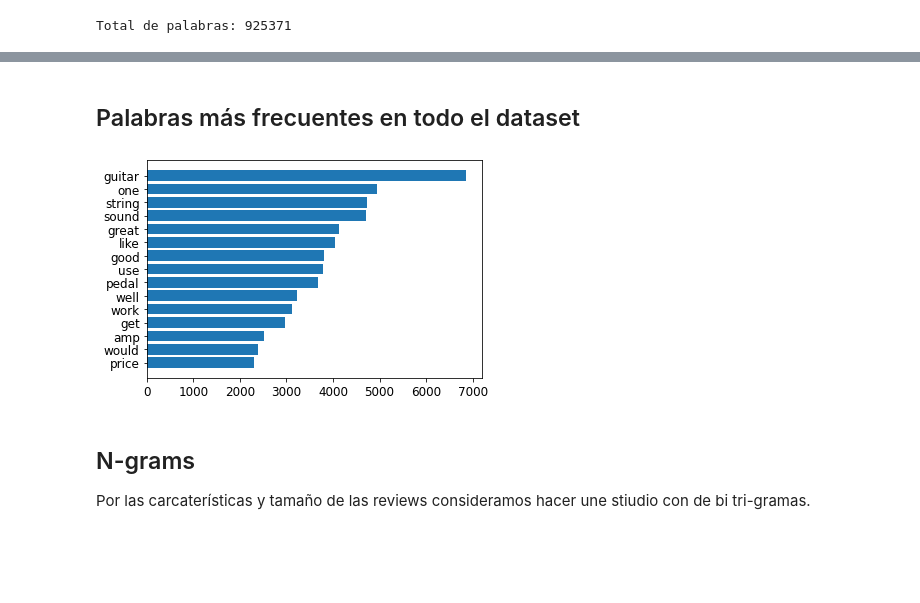
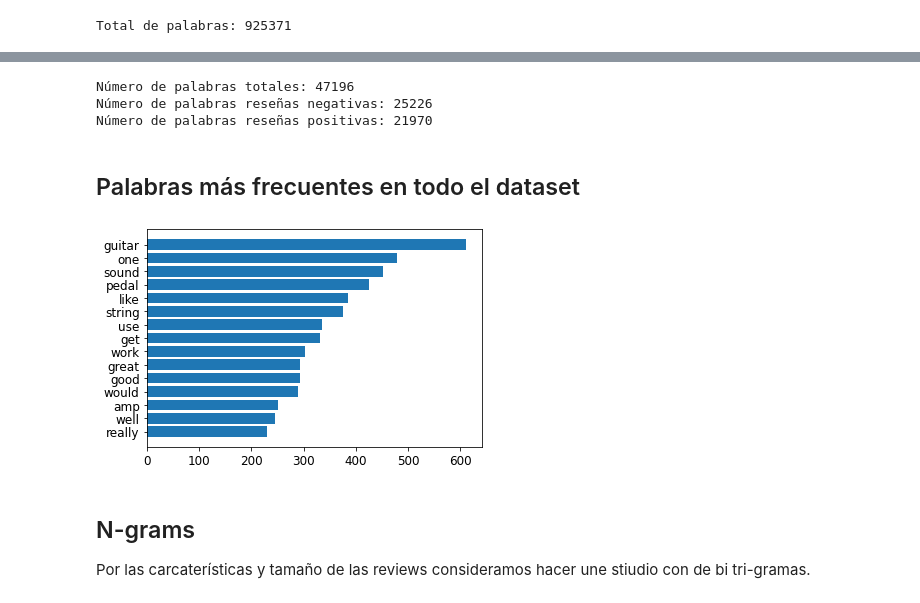
Before and after one commit to IrenaVent/11-NLP, a Jupyter notebook: 01-analisis-exploratiorio.ipynb, the cells around one changed output, grey strips where cells are left out. Cells and saved outputs as stored; diff of their text form; code cells hidden in the pictures; blank space fills up the shorter version.

```diff
--- a/01-analisis-exploratiorio.ipynb
+++ b/01-analisis-exploratiorio.ipynb
@@ -278 +280,24 @@ def data_lemmatizer(words):
+# %%
+def review_to_words(review):
+
+  # eliminamos las etiquetas HTML
+  text = BeautifulSoup(review, "html5lib").get_text()
+
+  # convertimos a minúscula y quitamos todo lo que no sea texto o números
+  text = re.sub(r"[^a-zA-Z0-9]", " ", text.lower())
+
+  # tokenizamos - dividimos por espacios
+  words = text.split()
+
+  # eliminamos stopwords
+  words = [w for w in words if w not in stopwords.words("english")]
+
+  # aplicamos stemming
+  #words = [PorterStemmer().stem(w) for w in words]
+
+  # prueba Lemmatizer
+  lemmatizer = WordNetLemmatizer()
+  words = [lemmatizer.lemmatize(w).strip() for w in words]
+
+  return words
 # %% [markdown]
@@ -333,2 +319,22 @@ plot_word_cloud(pos_reviews)
+# %%
+# reseñas all
+words_data = list(map(review_to_words, data_subset["reviewText"]))
+join_words_data = [word for innerList in words_data for word in innerList]
+
+# reseñas negativas
+neg_reviews = list(map(review_to_words, data_subset[data_subset['sentiment_label'] == 0]['reviewText']))
+join_neg_reviews = [word for innerList in neg_reviews for word in innerList]
+
+# reseñas postivas
+pos_reviews = list(map(review_to_words, data_subset[data_subset['sentiment_label'] == 1]['reviewText']))
+join_pos_reviews = [word for innerList in pos_reviews for word in innerList]
+# %%
+print(f'Número de palabras totales: {len(join_words_data)}')
+print(f'Número de palabras reseñas negativas: {len(join_neg_reviews)}')
+print(f'Número de palabras reseñas positivas: {len(join_pos_reviews)}')
+# %% [output]
+Número de palabras totales: 47196
+Número de palabras reseñas negativas: 25226
+Número de palabras reseñas positivas: 21970
 # %% [markdown]
 ## Palabras más frecuentes en todo el dataset
@@ -341,15 +341,15 @@ words_data = data_lemmatizer(words_data)
 # %%
-wf = Counter(words_data)
+wf = Counter(join_words_data)
 
 wf_most_common = wf.most_common(15)
 words = [w[0] for w in wf_most_common]
 freqs = [w[1] for w in wf_most_common]
 freqs, words = zip(*sorted(zip(freqs, words)))
 
 plt.barh(words, freqs)
 plt.show()
 # %% [output]
-[figure, old version]
+[figure, new version]
 # %% [markdown]
 ## N-grams
 
```
Also changed, not shown: parts of 84 cells of this notebook.
